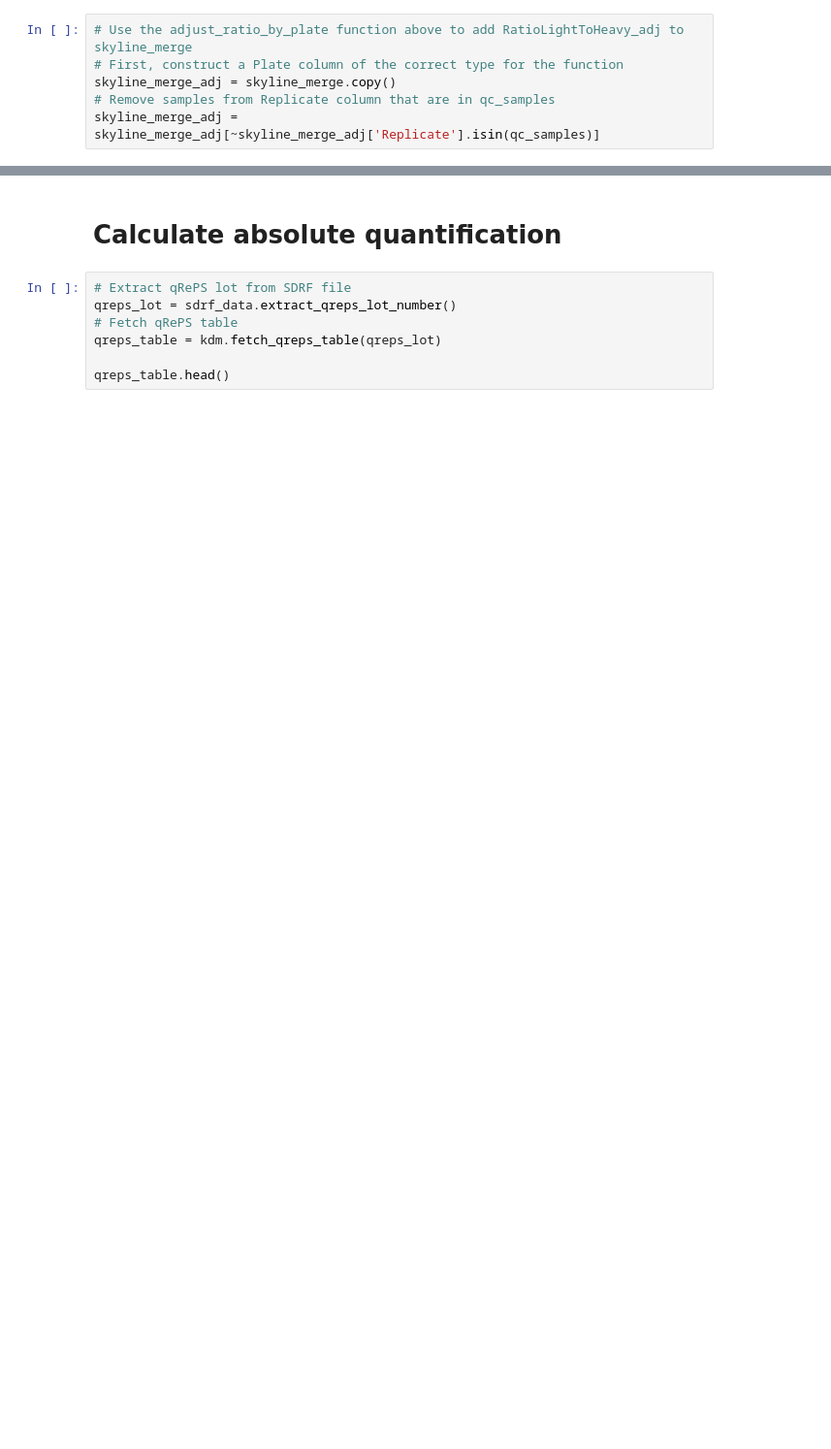
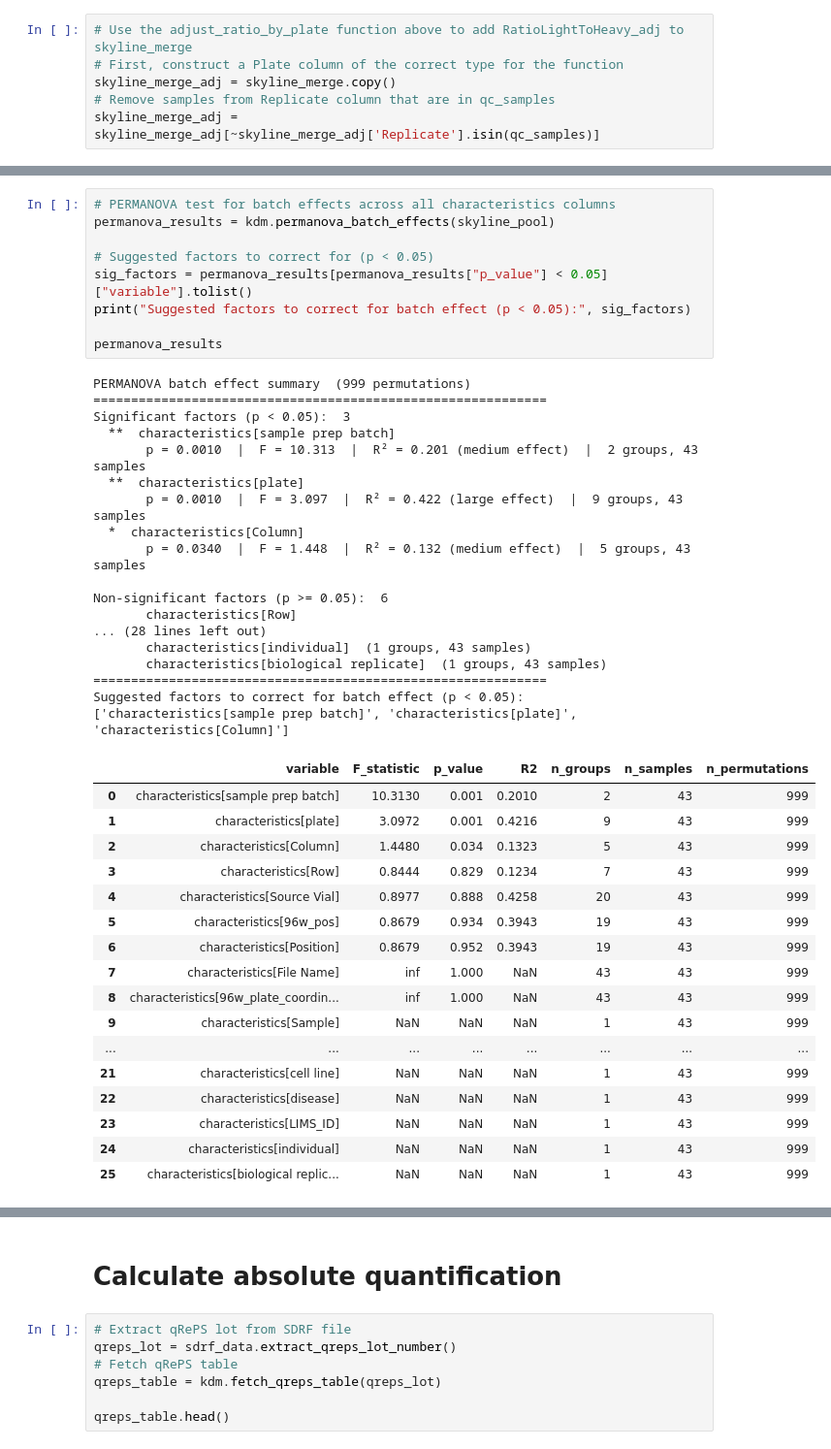
Before and after one commit to thanadol-git/kardemumma, a Jupyter notebook: ratio_MORPHEUS.ipynb, the cells around one changed output, grey strips where cells are left out. Shown at 97% size. Drawn from its saved outputs; the diff is of its cells as text; blank space fills up the shorter version.

```diff
--- a/ratio_MORPHEUS.ipynb
+++ b/ratio_MORPHEUS.ipynb
@@ -173,0 +345,44 @@ kdm.plot_plate_conversion_factors(pool_selected_adj, col_plate='characteristics[
+# %%
+# PERMANOVA test for batch effects across all characteristics columns
+permanova_results = kdm.permanova_batch_effects(skyline_pool)
+
+# Suggested factors to correct for (p < 0.05)
+sig_factors = permanova_results[permanova_results["p_value"] < 0.05]["variable"].tolist()
+print("Suggested factors to correct for batch effect (p < 0.05):", sig_factors)
+
+permanova_results
+# %% [output]
+PERMANOVA batch effect summary  (999 permutations)
+============================================================
+Significant factors (p < 0.05):  3
+  **  characteristics[sample prep batch]
+       p = 0.0010  |  F = 10.313  |  R² = 0.201 (medium effect)  |  2 groups, 43 samples
+  **  characteristics[plate]
+       p = 0.0010  |  F = 3.097  |  R² = 0.422 (large effect)  |  9 groups, 43 samples
+  *  characteristics[Column]
+       p = 0.0340  |  F = 1.448  |  R² = 0.132 (medium effect)  |  5 groups, 43 samples
+
+Non-significant factors (p >= 0.05):  6
+       characteristics[Row]
+... (28 lines left out)
+       characteristics[individual]  (1 groups, 43 samples)
+       characteristics[biological replicate]  (1 groups, 43 samples)
+============================================================
+Suggested factors to correct for batch effect (p < 0.05): ['characteristics[sample prep batch]', 'characteristics[plate]', 'characteristics[Column]']
+|  | variable | F_statistic | p_value | R2 | n_groups | n_samples | n_permutations |
+| 0 | characteristics[sample prep batch] | 10.3130 | 0.001 | 0.2010 | 2 | 43 | 999 |
+| 1 | characteristics[plate] | 3.0972 | 0.001 | 0.4216 | 9 | 43 | 999 |
+| 2 | characteristics[Column] | 1.4480 | 0.034 | 0.1323 | 5 | 43 | 999 |
+| 3 | characteristics[Row] | 0.8444 | 0.829 | 0.1234 | 7 | 43 | 999 |
+| 4 | characteristics[Source Vial] | 0.8977 | 0.888 | 0.4258 | 20 | 43 | 999 |
+| 5 | characteristics[96w_pos] | 0.8679 | 0.934 | 0.3943 | 19 | 43 | 999 |
+| 6 | characteristics[Position] | 0.8679 | 0.952 | 0.3943 | 19 | 43 | 999 |
+| 7 | characteristics[File Name] | inf | 1.000 | NaN | 43 | 43 | 999 |
+| 8 | characteristics[96w_plate_coordin... | inf | 1.000 | NaN | 43 | 43 | 999 |
+| 9 | characteristics[Sample] | NaN | NaN | NaN | 1 | 43 | 999 |
+| ... | ... | ... | ... | ... | ... | ... | ... |
+| 21 | characteristics[cell line] | NaN | NaN | NaN | 1 | 43 | 999 |
+| 22 | characteristics[disease] | NaN | NaN | NaN | 1 | 43 | 999 |
+| 23 | characteristics[LIMS_ID] | NaN | NaN | NaN | 1 | 43 | 999 |
+| 24 | characteristics[individual] | NaN | NaN | NaN | 1 | 43 | 999 |
+| 25 | characteristics[biological replic... | NaN | NaN | NaN | 1 | 43 | 999 |
```
Also changed, not shown: parts of 51 cells of this notebook.
